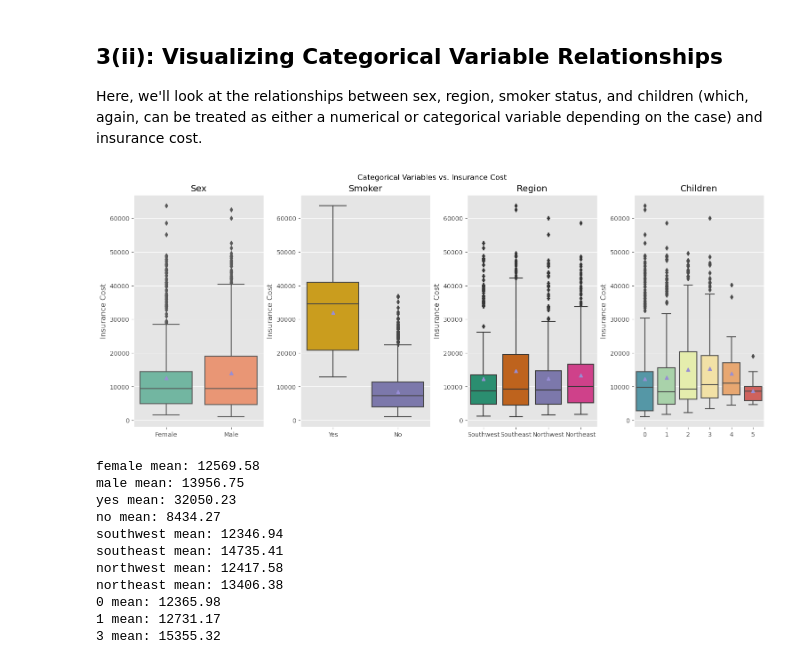
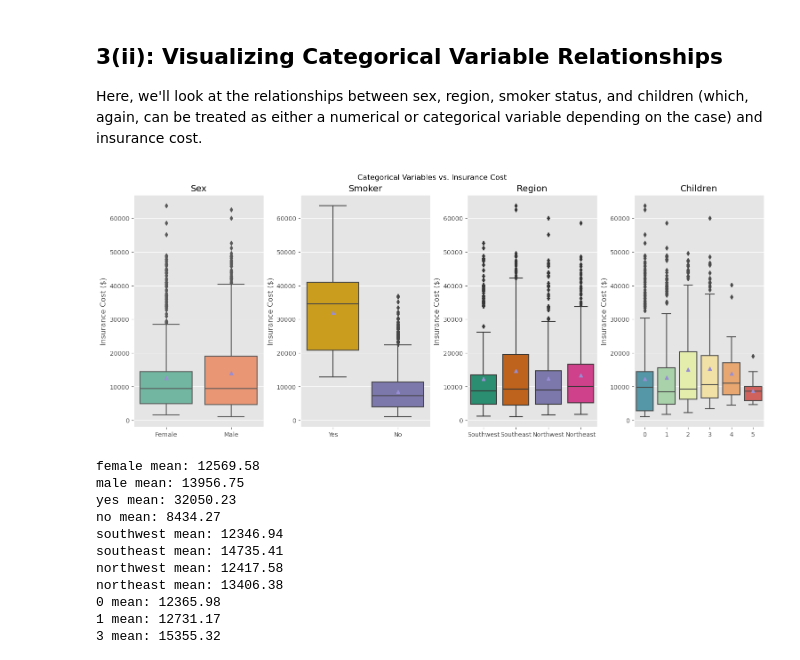
Before and after one commit to chris-hill-1/Medical_Insurance_Cost_Analysis, a Jupyter notebook: medical_insurance_cost_analysis.ipynb, the cells around one changed output. Saved outputs shown, nothing was run; the diff lists cells and outputs as text; code cells hidden in the pictures.

```diff
--- a/medical_insurance_cost_analysis.ipynb
+++ b/medical_insurance_cost_analysis.ipynb
@@ -463,7 +464,7 @@ sns.boxplot(ax=ax1,
 ax1.set_title('Sex')
 ax1.set_xlabel('')
 ax1.set_xticklabels(['Female', 'Male'])
-ax1.set_ylabel('Insurance Cost')
+ax1.set_ylabel('Insurance Cost ($)')
 
 # Graph 2: Smoker vs Insurance Cost boxplot
 sns.boxplot(ax=ax2,
@@ -472,37 +473,37 @@ sns.boxplot(ax=ax2,
             data=df,
             showmeans=True,
             palette='Dark2_r')
 ax2.set_title('Smoker')
 ax2.set_xlabel('')
 ax2.set_xticklabels(['Yes', 'No'])
-ax2.set_ylabel('Insurance Cost')
+ax2.set_ylabel('Insurance Cost ($)')
 
 # Graph 3: Region vs Insurance Cost boxplot
 sns.boxplot(ax=ax3,
             x='region',
             y='charges',
             data=df,
             showmeans=True,
             palette='Dark2')
 ax3.set_title('Region')
 ax3.set_xlabel('')
 ax3.set_xticklabels(['Southwest', 'Southeast', 'Northwest', 'Northeast'])
-ax3.set_ylabel('Insurance Cost')
+ax3.set_ylabel('Insurance Cost ($)')
 
 # Graph 4: Children vs Insurance Cost boxplot
 sns.boxplot(ax=ax4,
             x='children',
             y='charges',
             data=df,
             showmeans=True,
             palette='Spectral_r')
 ax4.set_title('Children')
 ax4.set_xlabel('')
-ax4.set_ylabel('Insurance Cost')
+ax4.set_ylabel('Insurance Cost ($)')
 
 plt.show()
 # %% [output]
-[figure, old version]
+[figure, new version]
 # %%
 # Define function to get average cost for each possible value of each categorical variable column
 def get_cat_var_means(cat_var_columns_list):
```
Also changed, not shown: parts of 5 cells of this notebook.
